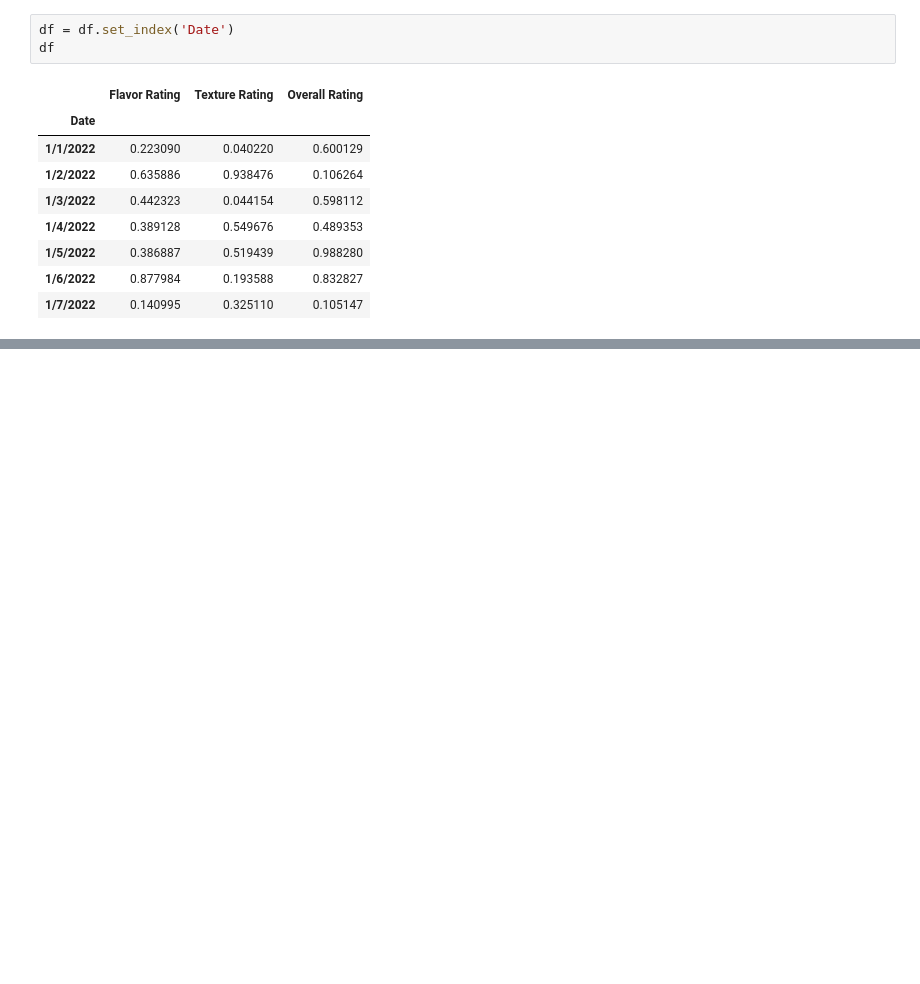
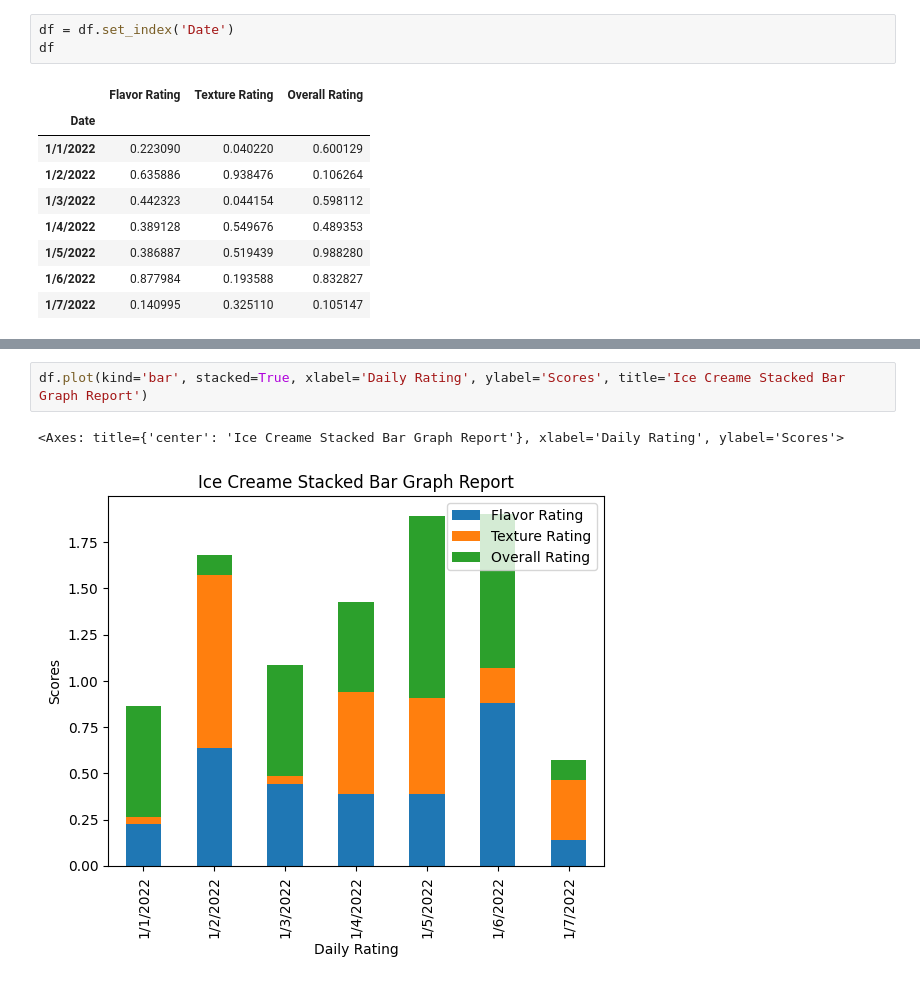
Before and after one commit to itspriyambhattacharya/pandas_learning, a Jupyter notebook: phase6_data_cleaning.ipynb, the cells around one changed output, grey strips where cells are left out. Drawn from its saved outputs; the diff is of its cells as text; blank space fills up the shorter version.

```diff
--- a/phase6_data_cleaning.ipynb
+++ b/phase6_data_cleaning.ipynb
@@ -31,0 +47,5 @@ df
+# %%
+df.plot(kind='bar', stacked=True, xlabel='Daily Rating', ylabel='Scores', title='Ice Creame Stacked Bar Graph Report')
+# %% [output]
+<Axes: title={'center': 'Ice Creame Stacked Bar Graph Report'}, xlabel='Daily Rating', ylabel='Scores'>
+[figure, added]
```
Also changed, not shown: parts of 3 cells of this notebook.
